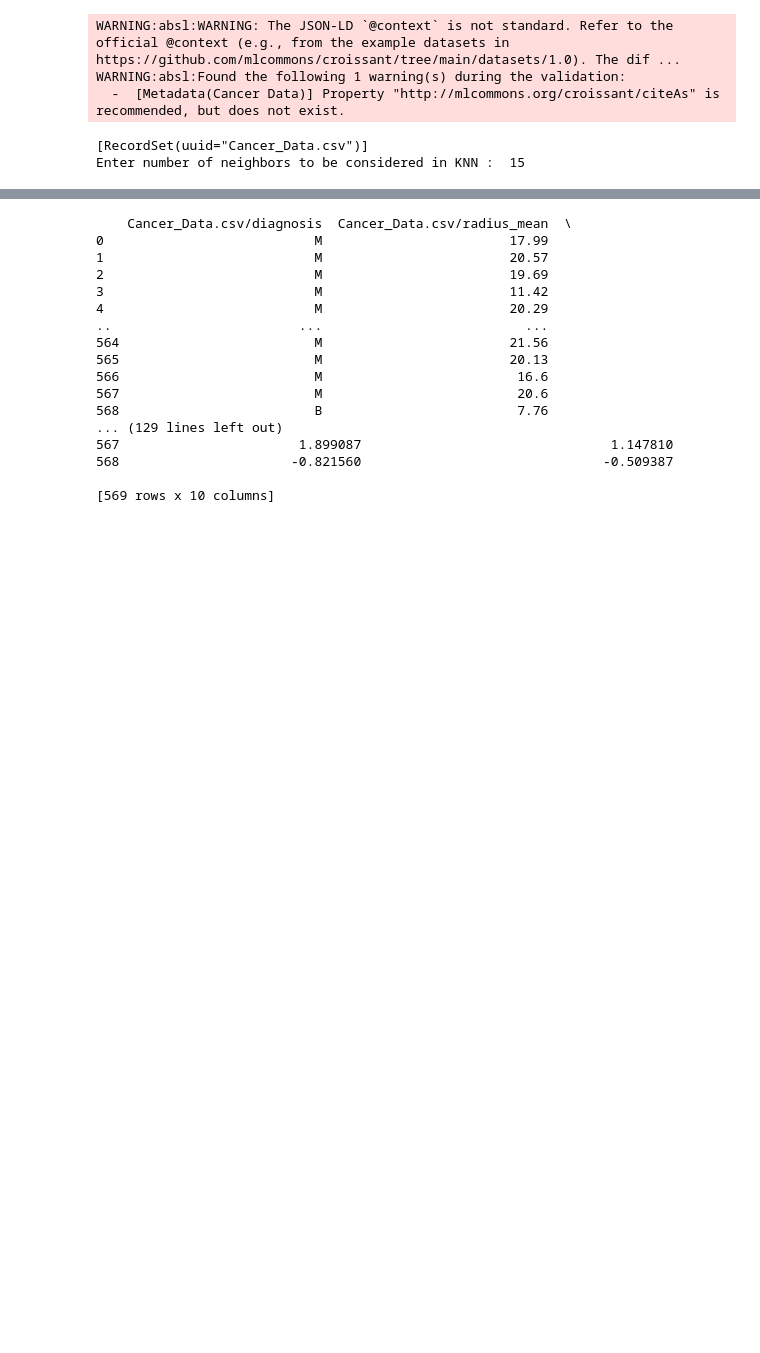
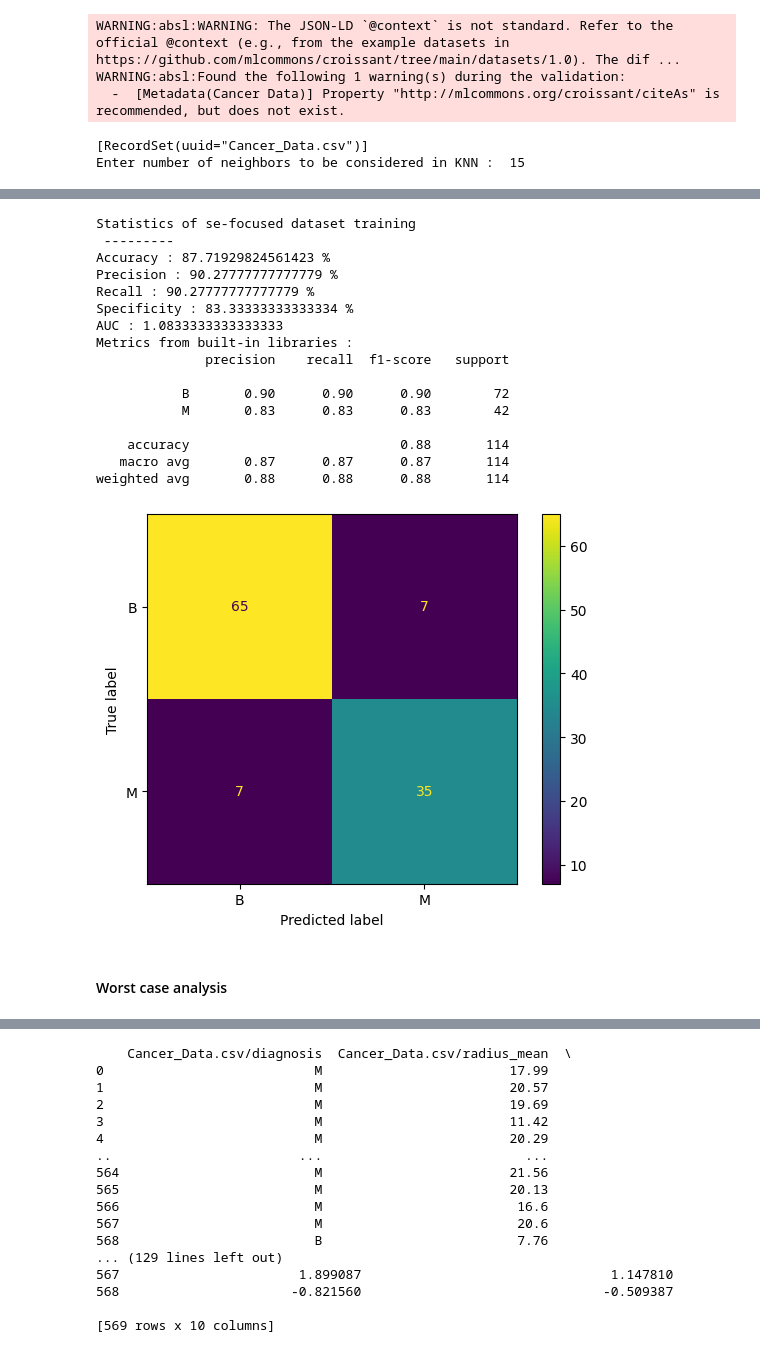
Before and after one commit to Herschel-The-Cauchois/Machine-Learning, a Jupyter notebook: breastCancerNotebook.ipynb, the cells around one changed output, grey strips where cells are left out. Cells and saved outputs as stored; diff of their text form; code cells hidden in the pictures; blank space fills up the shorter version.

```diff
--- a/breastCancerNotebook.ipynb
+++ b/breastCancerNotebook.ipynb
@@ -54,0 +175,50 @@ Enter number of neighbors to be considered in KNN :  15
+# %%
+accuracy = 0
+truepos = 0
+trueneg = 0
+falsepos = 0
+falseneg = 0
+for i in range(0,len(predictions)):
+    if predictions[i] == real_values.iloc[i]:
+        accuracy += 1/len(predictions)
+        if predictions[i] == "B":
+            truepos += 1
+        else:
+            trueneg += 1
+    else:
+        if predictions[i] == "B":
+            falsepos += 1
+        else:
+            falseneg += 1
+print("Statistics of se-focused dataset training\n ---------")
+print("Accuracy : " + str(accuracy*100) + " %")
+print("Precision : " + str((truepos/(truepos+falsepos))*100) + " %")
+print("Recall : " + str((truepos/(truepos+falseneg))*100) + " %")
+print("Specificity : " + str((trueneg/(trueneg+falsepos))*100) + " %")
+print("AUC : " + str((truepos/(truepos+falseneg))/(trueneg/(trueneg+falsepos))))
+
+print("Metrics from built-in libraries :")
+print(metrics.classification_report(real_values, predictions))
+
+metrics.ConfusionMatrixDisplay.from_predictions(real_values, predictions)
+plt.show()
+# %% [output]
+Statistics of se-focused dataset training
+ ---------
+Accuracy : 87.71929824561423 %
+Precision : 90.27777777777779 %
+Recall : 90.27777777777779 %
+Specificity : 83.33333333333334 %
+AUC : 1.0833333333333333
+Metrics from built-in libraries :
+              precision    recall  f1-score   support
+
+           B       0.90      0.90      0.90        72
+           M       0.83      0.83      0.83        42
+
+    accuracy                           0.88       114
+   macro avg       0.87      0.87      0.87       114
+weighted avg       0.88      0.88      0.88       114
+[figure, added]
+# %% [markdown]
+#### Worst case analysis
```
Also changed, not shown: parts of 18 cells of this notebook.
